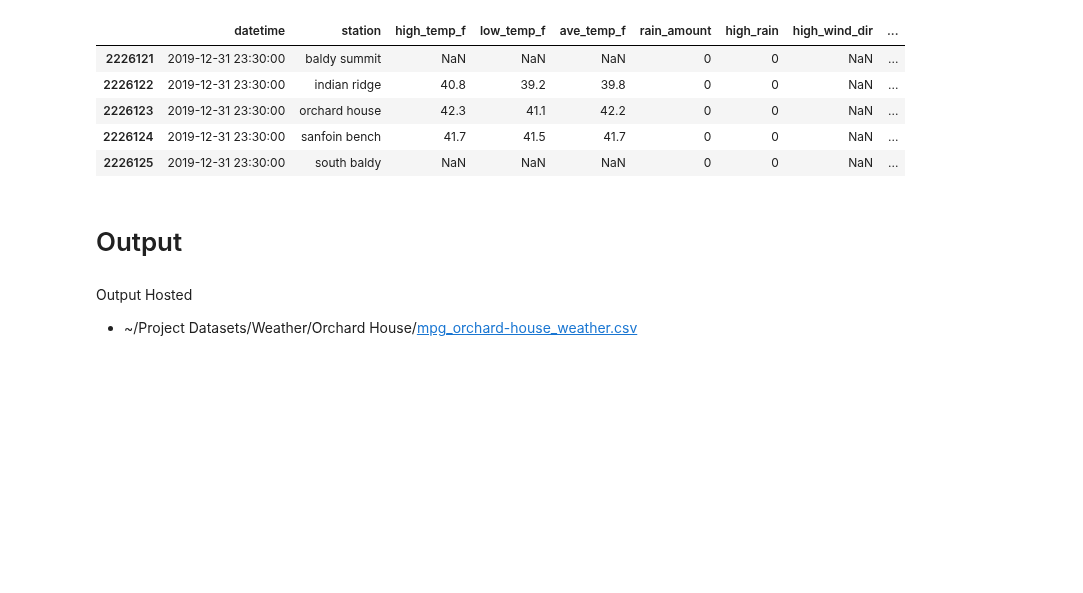
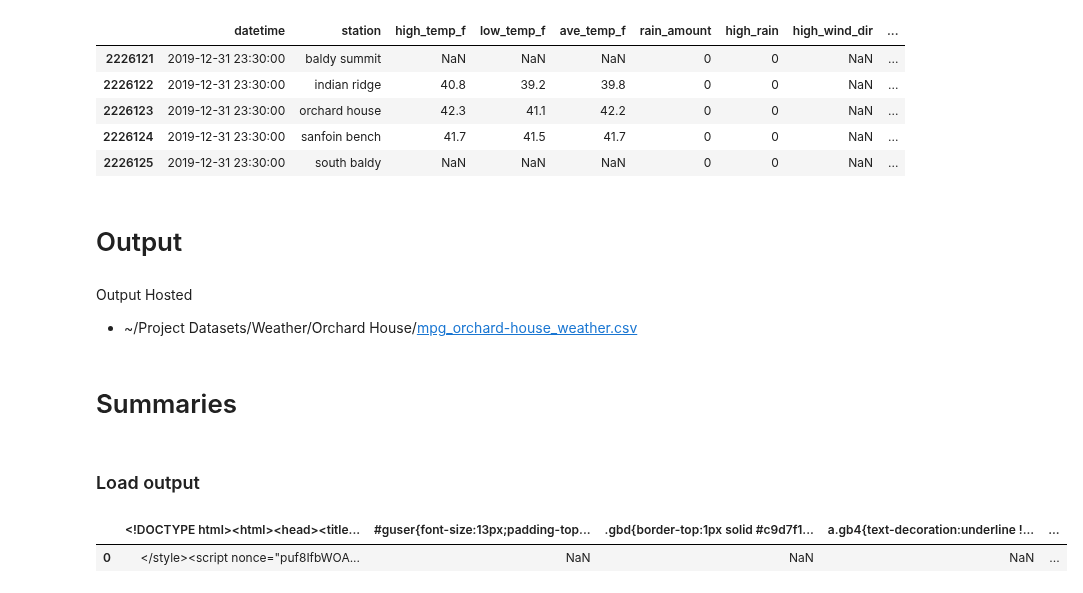
Before and after one commit to samsoe/mpg_notebooks, a Jupyter notebook: mpg_weather_wrangle.ipynb, the cells around one changed output. Saved outputs shown, nothing was run; the diff lists cells and outputs as text; code cells hidden in the pictures; blank space fills up the shorter version.

```diff
--- a/mpg_weather_wrangle.ipynb
+++ b/mpg_weather_wrangle.ipynb
@@ -355,3 +459,16 @@ wf.to_csv(output, index=False)
 # %% [markdown]
 Output Hosted
 * ~/Project Datasets/Weather/Orchard House/[mpg_orchard-house_weather.csv](https://drive.google.com/open?id=1NuAEDeyEy_bA0C5Q1PInIHX6mR7zUOon)
+# %% [markdown]
+# Summaries
+# %% [markdown]
+### Load output
+# %%
+# mpg_orchard-house_weather.csv is currently not downloading probably because of size ~120MB
+src = 'https://drive.google.com/uc?export=download&confirm=zT-r&id=1NuAEDeyEy_bA0C5Q1PInIHX6mR7zUOon'
+odf = pd.read_csv(src)
+# %%
+odf.head()
+# %% [output]
+|  | <!DOCTYPE html><html><head><title... | #guser{font-size:13px;padding-top... | .gbd{border-top:1px solid #c9d7f1... | a.gb4{text-decoration:underline !... | ... |
+| 0 | </style><script nonce="puf8IfbWOA... | NaN | NaN | NaN | ... |
```
Also changed, not shown: parts of 15 cells of this notebook.
